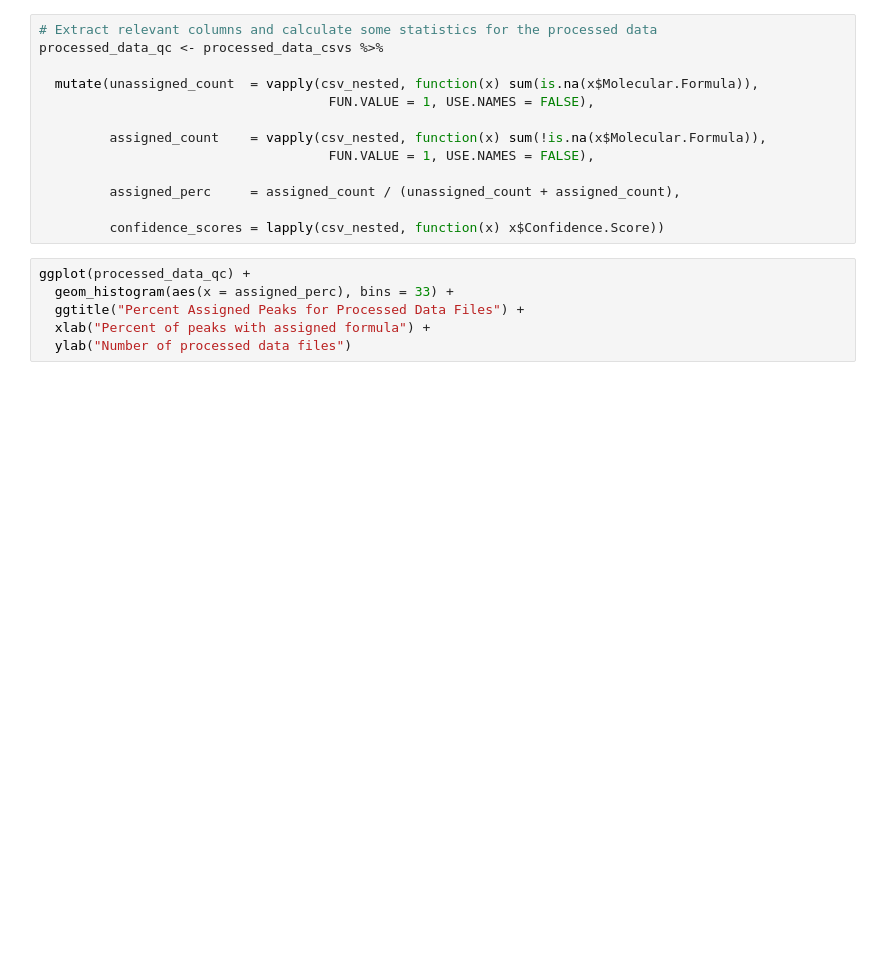
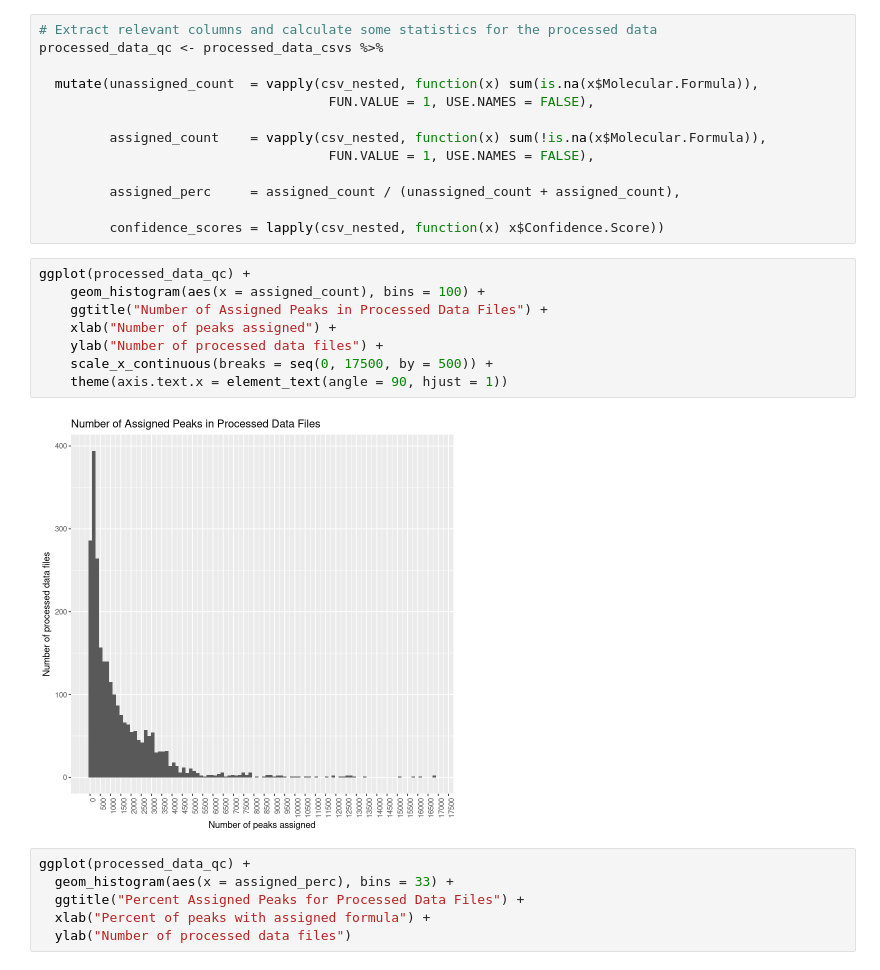
Before and after one commit to microbiomedata/nmdc_notebooks, a Jupyter notebook: NOM_visualizations/R/NOM_R_notebook.ipynb, the cells around one changed output. Saved outputs shown, nothing was run; the diff lists cells and outputs as text; blank space fills up the shorter version.

```diff
--- a/NOM_visualizations/R/NOM_R_notebook.ipynb
+++ b/NOM_visualizations/R/NOM_R_notebook.ipynb
@@ -465,6 +460,16 @@ processed_data_qc <- processed_data_csvs %>%
          assigned_perc     = assigned_count / (unassigned_count + assigned_count),
 
          confidence_scores = lapply(csv_nested, function(x) x$Confidence.Score))
+# %%
+ggplot(processed_data_qc) +
+    geom_histogram(aes(x = assigned_count), bins = 100) +
+    ggtitle("Number of Assigned Peaks in Processed Data Files") +
+    xlab("Number of peaks assigned") +
+    ylab("Number of processed data files") +
+    scale_x_continuous(breaks = seq(0, 17500, by = 500)) +
+    theme(axis.text.x = element_text(angle = 90, hjust = 1))
+# %% [output]
+[figure, added]
 # %%
 ggplot(processed_data_qc) +
   geom_histogram(aes(x = assigned_perc), bins = 33) +
```
Also changed, not shown: parts of 10 cells of this notebook.
